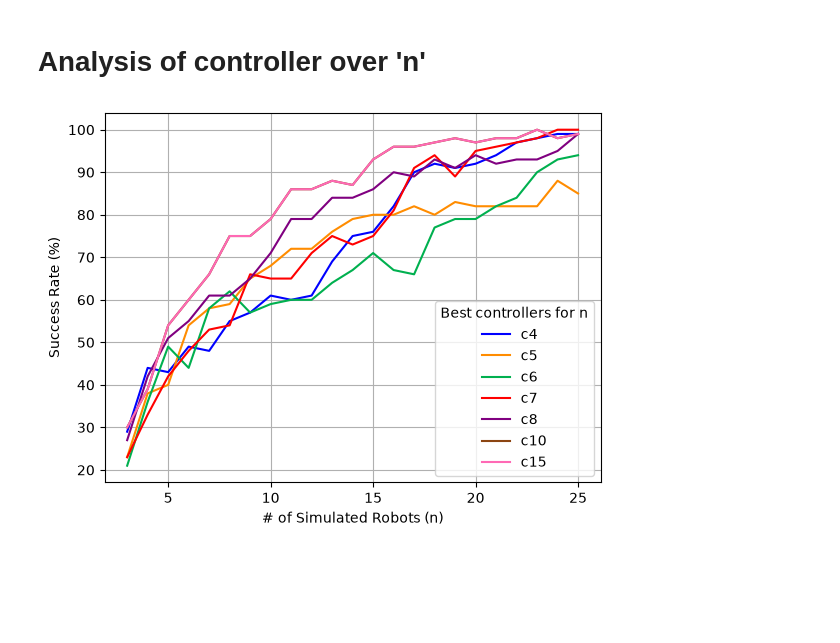
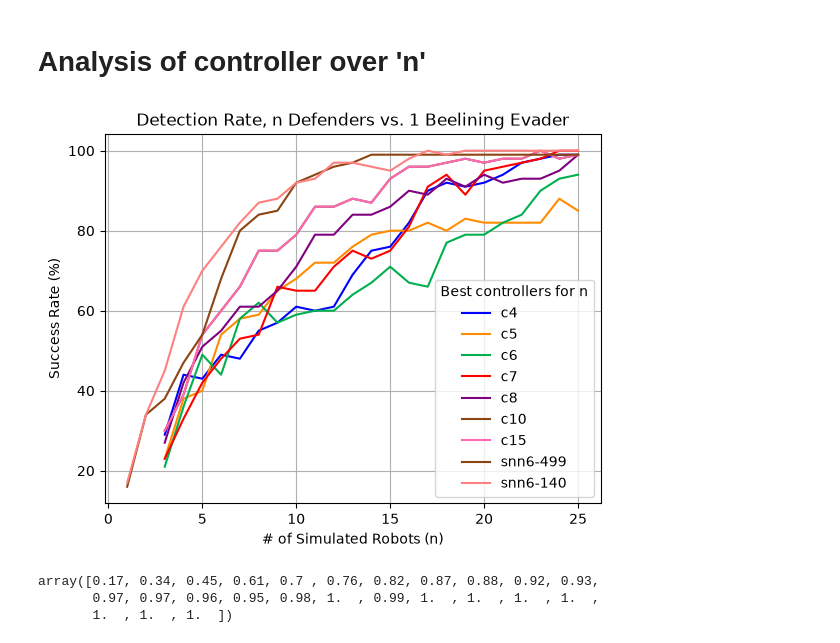
Before and after one commit to GMU-ASRC/farptest, a Jupyter notebook: plot_control.ipynb, the cells around one changed output. Cells and saved outputs as stored; diff of their text form; code cells hidden in the pictures; blank space fills up the shorter version.

Commit message:
add plotting for snn

```diff
--- a/plot_control.ipynb
+++ b/plot_control.ipynb
@@ -23,27 +23,50 @@ plt.legend(title="Controller per N", loc="lower right")
 # %%
 best_each_n = pd.read_json("kcm_results/eval_over_n.json")
 n_range = [*range(3, 25+1)]
 
 line_colors = [
     (0.0, 0.0, 1.0),   # Blue
     (1.0, 0.55, 0.0),  # Orange
     (0.0, 0.69, 0.31), # Green
     (1.0, 0.0, 0.0),   # Red
     (0.5, 0.0, 0.5),   # Purple
     (0.55, 0.27, 0.07),# Brown
     (1.0, 0.41, 0.71)  # Pink
 ]
 
 plt.xlabel("# of Simulated Robots (n)")
 plt.ylabel("Success Rate (%)")
 plt.grid()
 for i, column in enumerate(best_each_n.columns):
     plt.plot(
         n_range, best_each_n[column] * 100,
         color=line_colors[i % len(line_colors)], label=column
     )
 
+snn_df = pd.read_csv('farp1-v01-None499.csv', index_col=0)
+snn_col = snn_df.groupby('n')['fitness'].mean()
+
+plt.plot(
+    snn_col.index, snn_col.values * 100,
+    color=line_colors[-2], label='snn6-499'
+)
+
+snn_df = pd.read_csv('farp1-v01-None.csv', index_col=0)
+snn_col = snn_df.groupby('n')['fitness'].mean()
+
+plt.plot(
+    snn_col.index, snn_col.values * 100,
+    color=(1.0, 0.5, 0.5), label='snn6-140'
+)
+
 plt.legend(loc="best", title="Best controllers for n")
+plt.title("Detection Rate, n Defenders vs. 1 Beelining Evader")
 plt.show()
 # %% [output]
-[figure, old version]
+[figure, new version]
+# %%
+snn_col.values
+# %% [output]
+array([0.17, 0.34, 0.45, 0.61, 0.7 , 0.76, 0.82, 0.87, 0.88, 0.92, 0.93,
+       0.97, 0.97, 0.96, 0.95, 0.98, 1.  , 0.99, 1.  , 1.  , 1.  , 1.  ,
+       1.  , 1.  , 1.  ])
```
Also changed, not shown: parts of 1 cell of this notebook.
